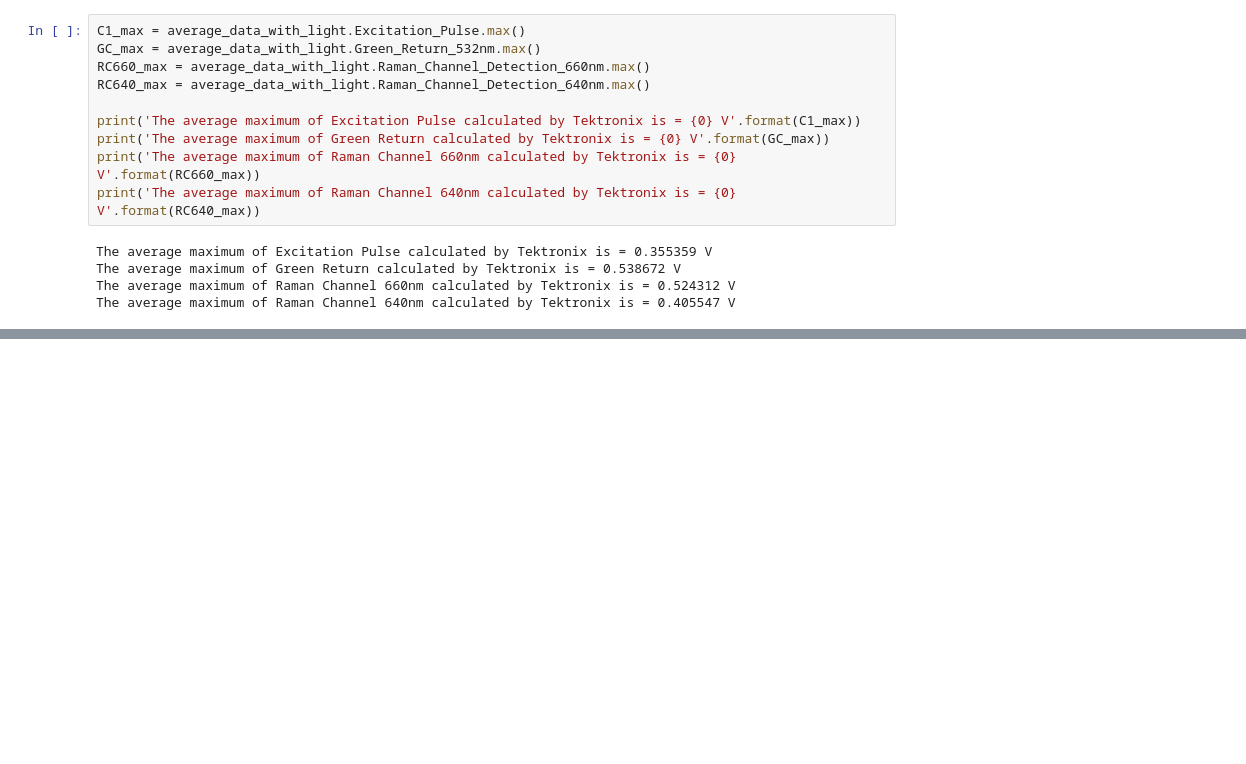
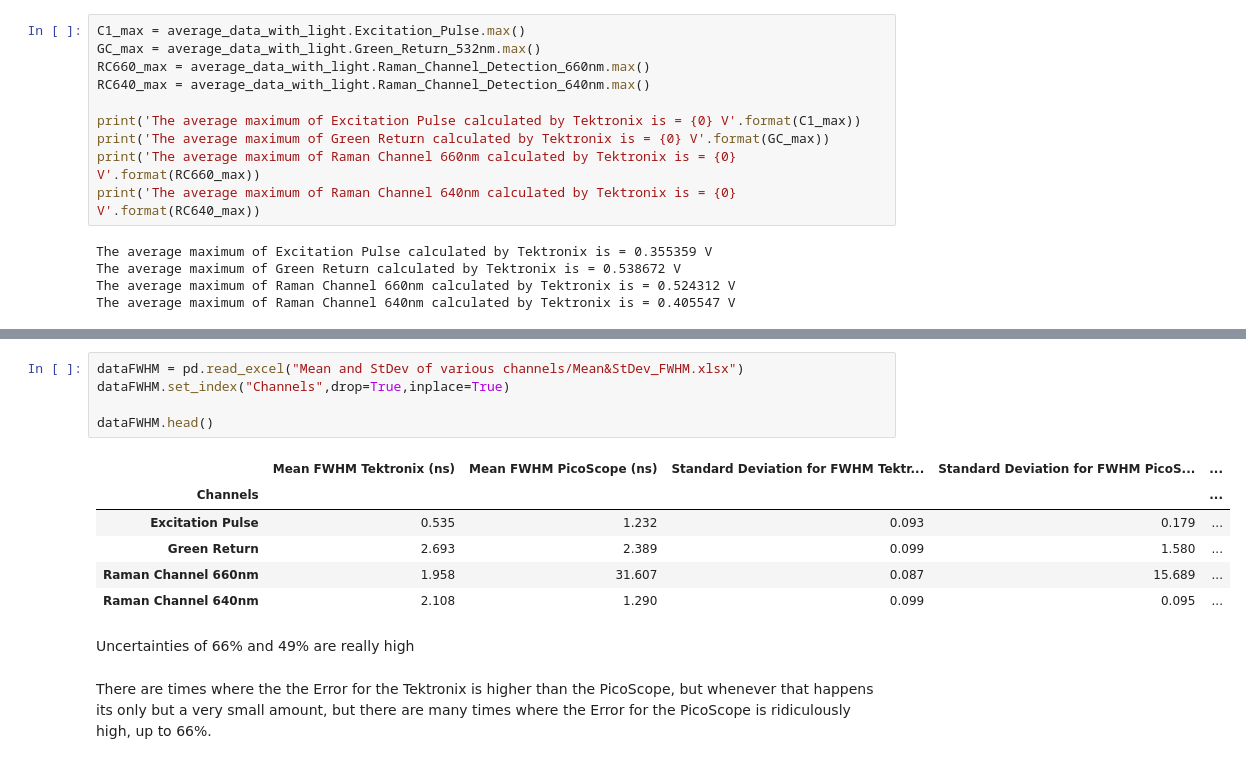
Before and after one commit to Herman1429/Water-Project, a Jupyter notebook: Required Report Codes.ipynb, the cells around one changed output, grey strips where cells are left out. Drawn from its saved outputs; the diff is of its cells as text; blank space fills up the shorter version.

```diff
--- a/Required Report Codes.ipynb
+++ b/Required Report Codes.ipynb
@@ -460,0 +491,16 @@ The average maximum of Raman Channel 640nm calculated by Tektronix is = 0.405547
+# %%
+dataFWHM = pd.read_excel("Mean and StDev of various channels/Mean&StDev_FWHM.xlsx")
+dataFWHM.set_index("Channels",drop=True,inplace=True)
+
+dataFWHM.head()
+# %% [output]
+|  | Mean FWHM Tektronix (ns) | Mean FWHM PicoScope (ns) | Standard Deviation for FWHM Tektr... | Standard Deviation for FWHM PicoS... | ... |
+| Channels |  |  |  |  | ... |
+| Excitation Pulse | 0.535 | 1.232 | 0.093 | 0.179 | ... |
+| Green Return | 2.693 | 2.389 | 0.099 | 1.580 | ... |
+| Raman Channel 660nm | 1.958 | 31.607 | 0.087 | 15.689 | ... |
+| Raman Channel 640nm | 2.108 | 1.290 | 0.099 | 0.095 | ... |
+# %% [markdown]
+Uncertainties of 66% and 49% are really high
+# %% [markdown]
+There are times where the the Error for the Tektronix is higher than the PicoScope, but whenever that happens its only but a very small amount, but there are many times where the Error for the PicoScope is ridiculously high, up to 66%.
```
Also changed, not shown: parts of 7 cells of this notebook, 4 other files.
